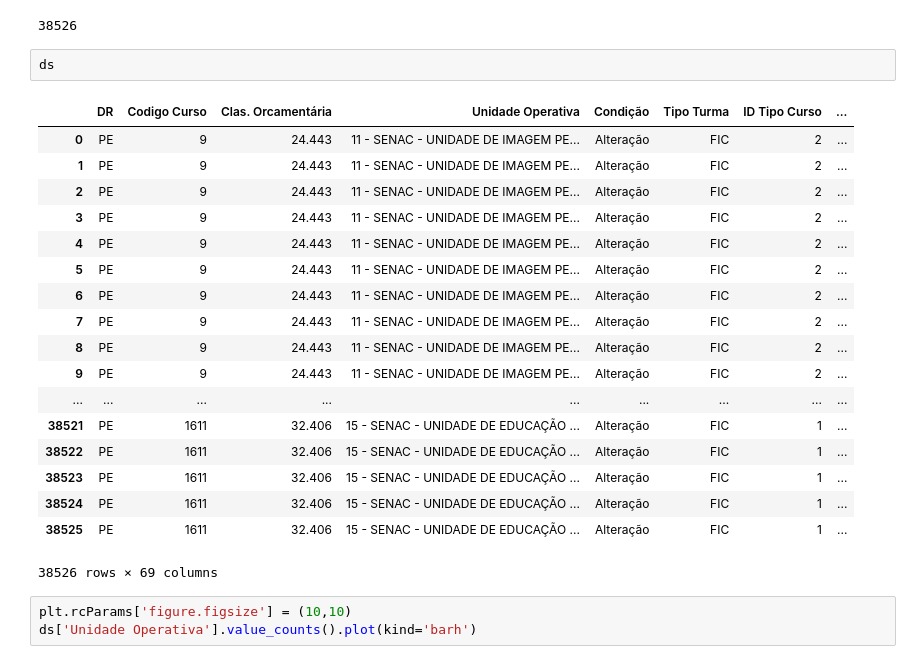
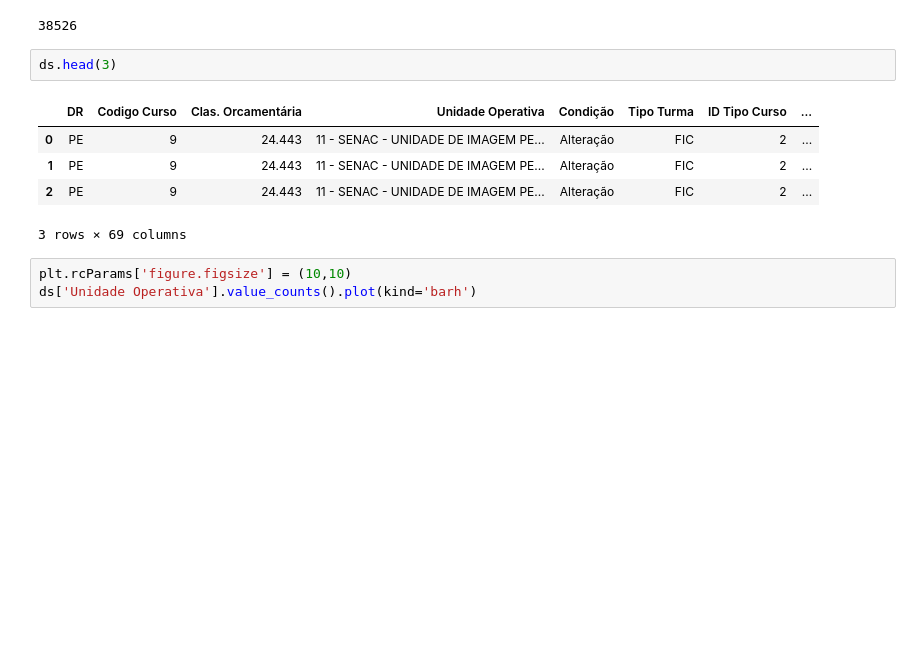
Before and after one commit to MarcoAurello/Estudo-DataSets, a Jupyter notebook: analise mira.ipynb, the cells around one changed output. Saved outputs shown, nothing was run; the diff lists cells and outputs as text; blank space fills up the shorter version.

```diff
--- a/analise mira.ipynb
+++ b/analise mira.ipynb
@@ -11,26 +11,13 @@ len(ds)
 # %% [output]
 38526
 # %%
-ds
+ds.head(3)
 # %% [output]
 |  | DR | Codigo Curso | Clas. Orcamentária | Unidade Operativa | Condição | Tipo Turma | ID Tipo Curso | ... |
 | 0 | PE | 9 | 24.443 | 11 - SENAC - UNIDADE DE IMAGEM PE... | Alteração | FIC | 2 | ... |
 | 1 | PE | 9 | 24.443 | 11 - SENAC - UNIDADE DE IMAGEM PE... | Alteração | FIC | 2 | ... |
 | 2 | PE | 9 | 24.443 | 11 - SENAC - UNIDADE DE IMAGEM PE... | Alteração | FIC | 2 | ... |
-| 3 | PE | 9 | 24.443 | 11 - SENAC - UNIDADE DE IMAGEM PE... | Alteração | FIC | 2 | ... |
-| 4 | PE | 9 | 24.443 | 11 - SENAC - UNIDADE DE IMAGEM PE... | Alteração | FIC | 2 | ... |
-| 5 | PE | 9 | 24.443 | 11 - SENAC - UNIDADE DE IMAGEM PE... | Alteração | FIC | 2 | ... |
-| 6 | PE | 9 | 24.443 | 11 - SENAC - UNIDADE DE IMAGEM PE... | Alteração | FIC | 2 | ... |
-| 7 | PE | 9 | 24.443 | 11 - SENAC - UNIDADE DE IMAGEM PE... | Alteração | FIC | 2 | ... |
-| 8 | PE | 9 | 24.443 | 11 - SENAC - UNIDADE DE IMAGEM PE... | Alteração | FIC | 2 | ... |
-| 9 | PE | 9 | 24.443 | 11 - SENAC - UNIDADE DE IMAGEM PE... | Alteração | FIC | 2 | ... |
-| ... | ... | ... | ... | ... | ... | ... | ... | ... |
-| 38521 | PE | 1611 | 32.406 | 15 - SENAC - UNIDADE DE EDUCAÇÃO ... | Alteração | FIC | 1 | ... |
-| 38522 | PE | 1611 | 32.406 | 15 - SENAC - UNIDADE DE EDUCAÇÃO ... | Alteração | FIC | 1 | ... |
-| 38523 | PE | 1611 | 32.406 | 15 - SENAC - UNIDADE DE EDUCAÇÃO ... | Alteração | FIC | 1 | ... |
-| 38524 | PE | 1611 | 32.406 | 15 - SENAC - UNIDADE DE EDUCAÇÃO ... | Alteração | FIC | 1 | ... |
-| 38525 | PE | 1611 | 32.406 | 15 - SENAC - UNIDADE DE EDUCAÇÃO ... | Alteração | FIC | 1 | ... |
-38526 rows × 69 columns
+3 rows × 69 columns
 # %%
 plt.rcParams['figure.figsize'] = (10,10)
 ds['Unidade Operativa'].value_counts().plot(kind='barh')
```
Also changed, not shown: parts of 7 cells of this notebook.
